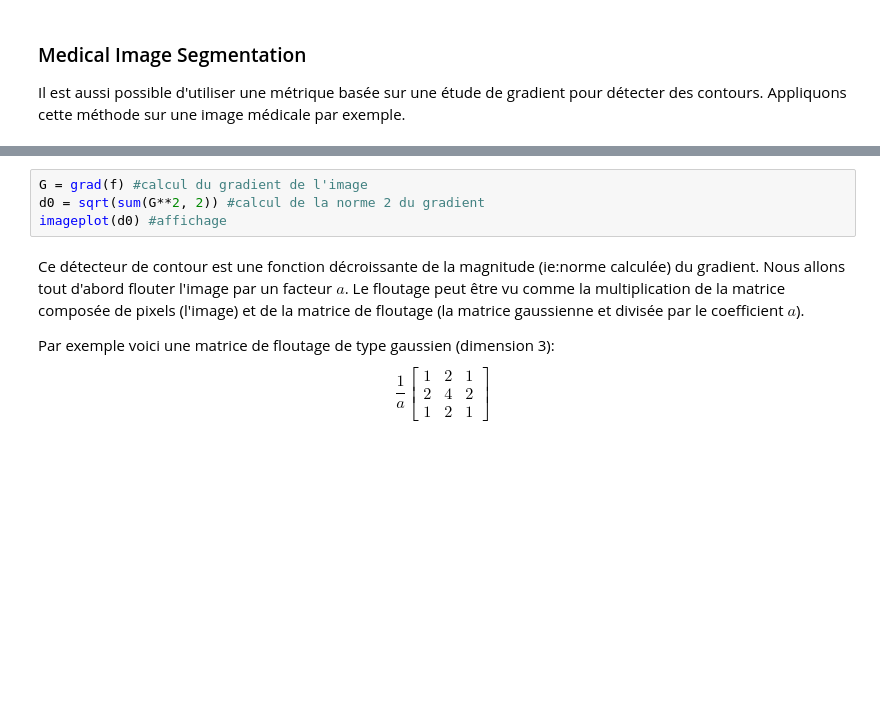
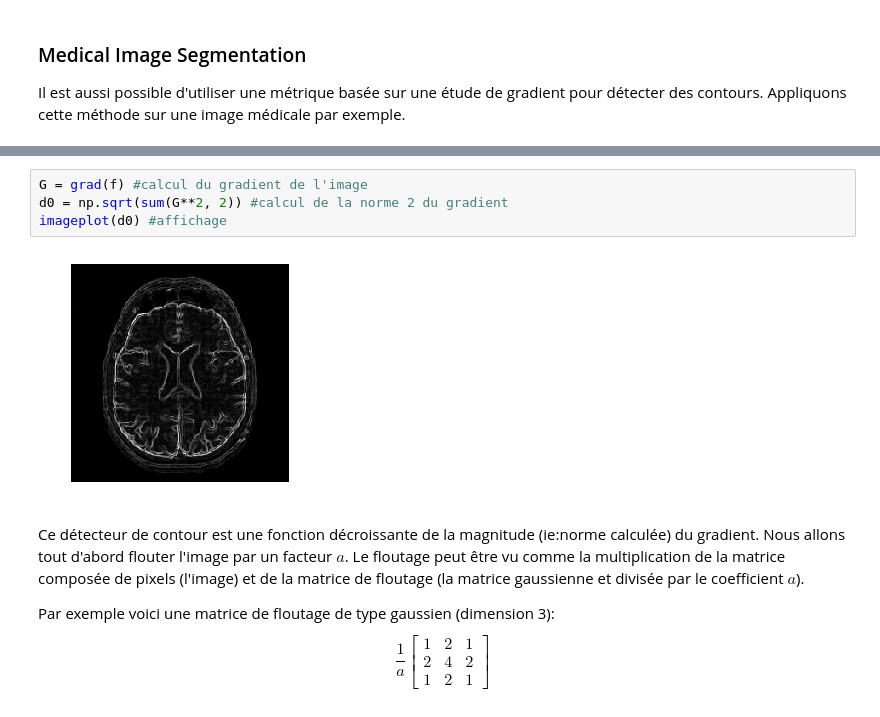
Before and after one commit to MargotSirdey/Mini_Projet_Active_Contours, a Jupyter notebook: machine_learning_parametric.ipynb, the cells around one changed output, grey strips where cells are left out. Saved outputs shown, nothing was run; the diff lists cells and outputs as text; blank space fills up the shorter version.

```diff
--- a/machine_learning_parametric.ipynb
+++ b/machine_learning_parametric.ipynb
@@ -252,7 +262,9 @@ FileNotFoundError: [Errno 2] No such file or directory: 'cortex.bmp'
 # %%
 G = grad(f) #calcul du gradient de l'image
-d0 = sqrt(sum(G**2, 2)) #calcul de la norme 2 du gradient
+d0 = np.sqrt(sum(G**2, 2)) #calcul de la norme 2 du gradient
 imageplot(d0) #affichage
+# %% [output]
+[figure, added]
 # %% [markdown]
 Ce détecteur de contour est une fonction décroissante de la magnitude (ie:norme calculée) du gradient. Nous allons tout d'abord flouter l'image par un facteur $a$. Le floutage peut être vu comme la multiplication de la matrice composée de pixels (l'image) et de la matrice de floutage (la matrice gaussienne et divisée par le coefficient $a$).
 
```
Also changed, not shown: parts of 14 cells of this notebook, 2 other files.
